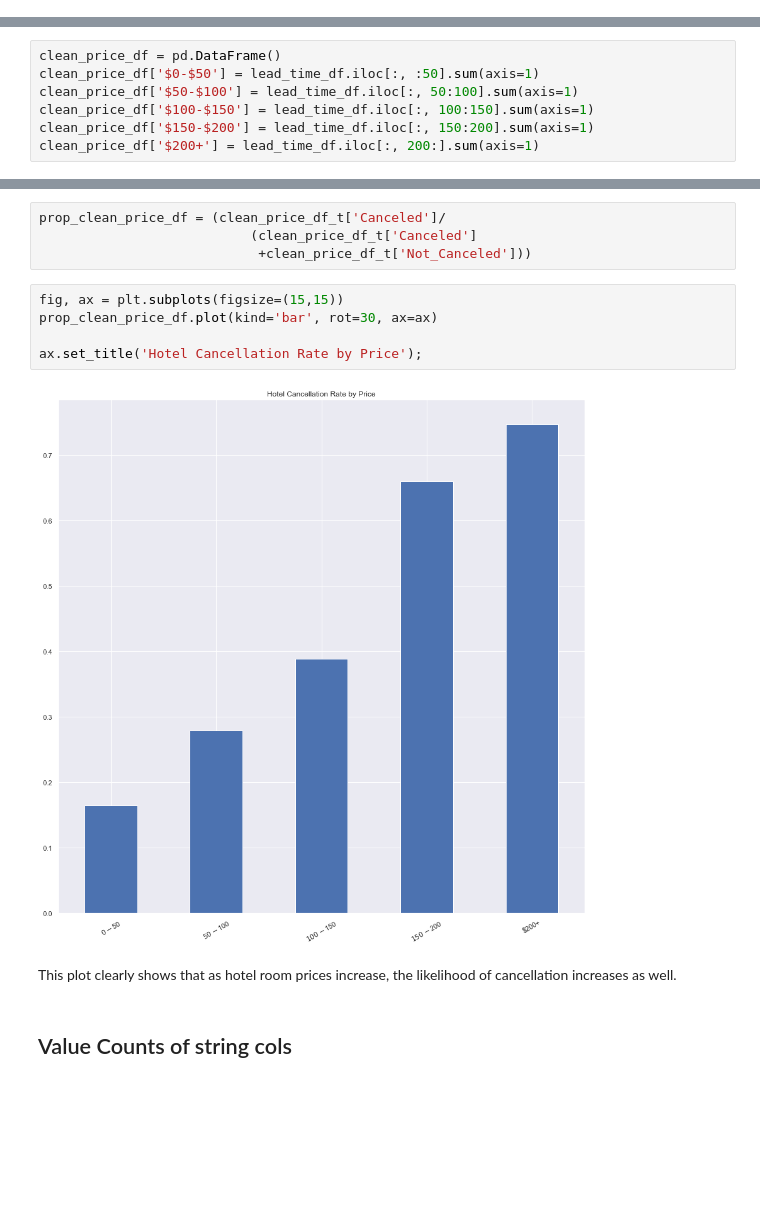
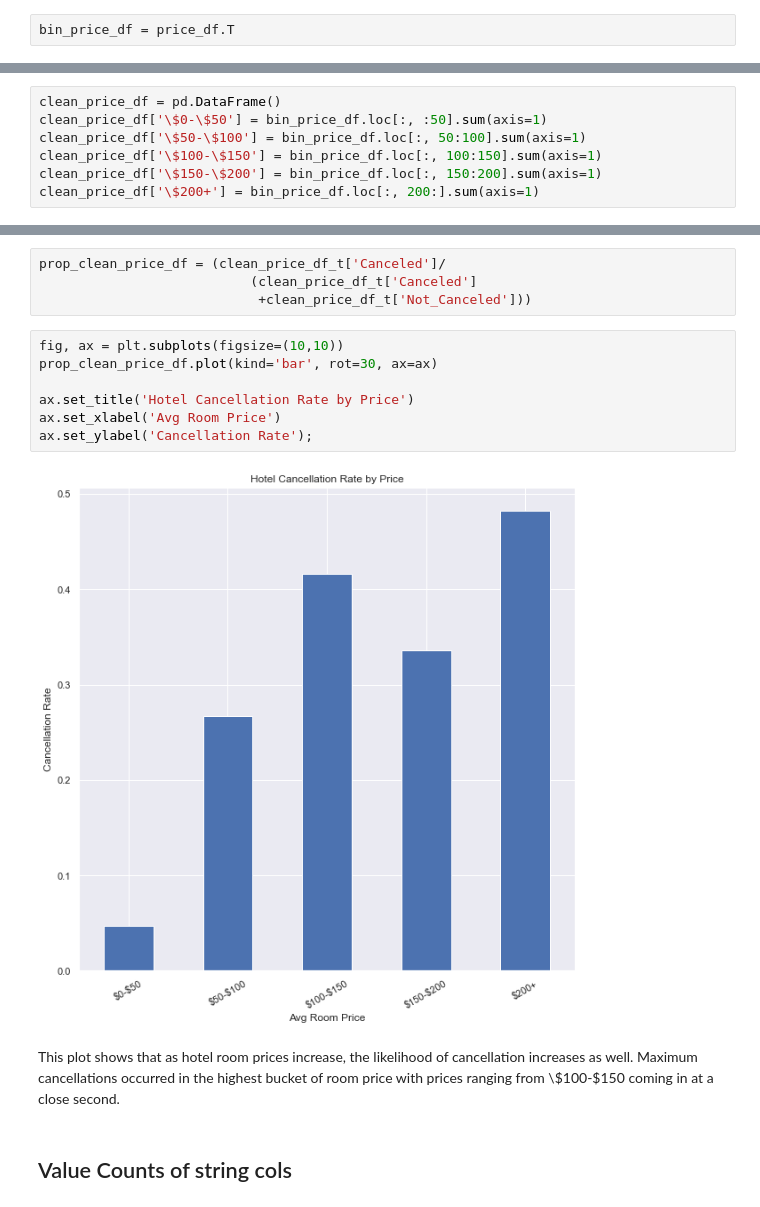
Before and after one commit to mduncan23/Hotel_Cancellation_Predictor, a Jupyter notebook: Hotel_Cancellation_Notebook.ipynb, the cells around one changed output, grey strips where cells are left out. Cells and saved outputs as stored; diff of their text form; blank space fills up the shorter version.

```diff
--- a/Hotel_Cancellation_Notebook.ipynb
+++ b/Hotel_Cancellation_Notebook.ipynb
@@ -384,0 +373,2 @@ price_df.T
+# %%
+bin_price_df = price_df.T
@@ -385,10 +382,10 @@ price_df.T
 # %%
 clean_price_df = pd.DataFrame()
-clean_price_df['$0-$50'] = lead_time_df.iloc[:, :50].sum(axis=1)
-clean_price_df['$50-$100'] = lead_time_df.iloc[:, 50:100].sum(axis=1)
-clean_price_df['$100-$150'] = lead_time_df.iloc[:, 100:150].sum(axis=1)
-clean_price_df['$150-$200'] = lead_time_df.iloc[:, 150:200].sum(axis=1)
-clean_price_df['$200+'] = lead_time_df.iloc[:, 200:].sum(axis=1)
+clean_price_df['\$0-\$50'] = bin_price_df.loc[:, :50].sum(axis=1)
+clean_price_df['\$50-\$100'] = bin_price_df.loc[:, 50:100].sum(axis=1)
+clean_price_df['\$100-\$150'] = bin_price_df.loc[:, 100:150].sum(axis=1)
+clean_price_df['\$150-\$200'] = bin_price_df.loc[:, 150:200].sum(axis=1)
+clean_price_df['\$200+'] = bin_price_df.loc[:, 200:].sum(axis=1)
 # %%
 clean_price_df
 # %% [output]
@@ -420,14 +417,16 @@ prop_clean_price_df = (clean_price_df_t['Canceled']/
                            (clean_price_df_t['Canceled']
                             +clean_price_df_t['Not_Canceled']))
 # %%
-fig, ax = plt.subplots(figsize=(15,15))
+fig, ax = plt.subplots(figsize=(10,10))
 prop_clean_price_df.plot(kind='bar', rot=30, ax=ax)
 
-ax.set_title('Hotel Cancellation Rate by Price');
+ax.set_title('Hotel Cancellation Rate by Price')
+ax.set_xlabel('Avg Room Price')
+ax.set_ylabel('Cancellation Rate');
 # %% [output]
-[figure, old version]
+[figure, new version]
 # %% [markdown]
-This plot clearly shows that as hotel room prices increase, the likelihood of cancellation increases as well.
+This plot shows that as hotel room prices increase, the likelihood of cancellation increases as well. Maximum cancellations occurred in the highest bucket of room price with prices ranging from \\$100-\$150 coming in at a close second.
 # %% [markdown]
 ## Value Counts of string cols
 # %%
```
Also changed, not shown: parts of 10 cells of this notebook.
